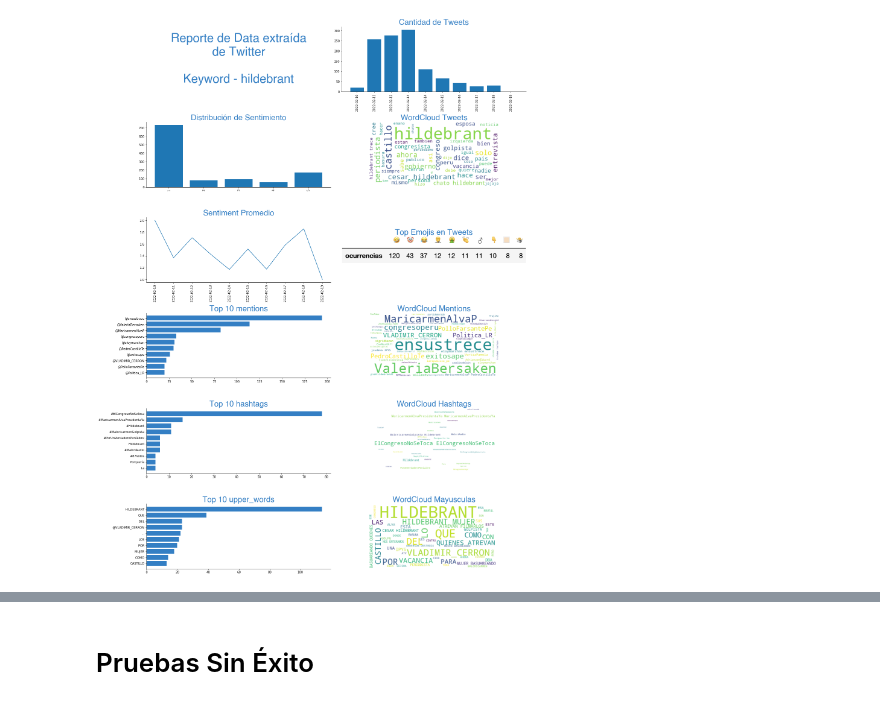
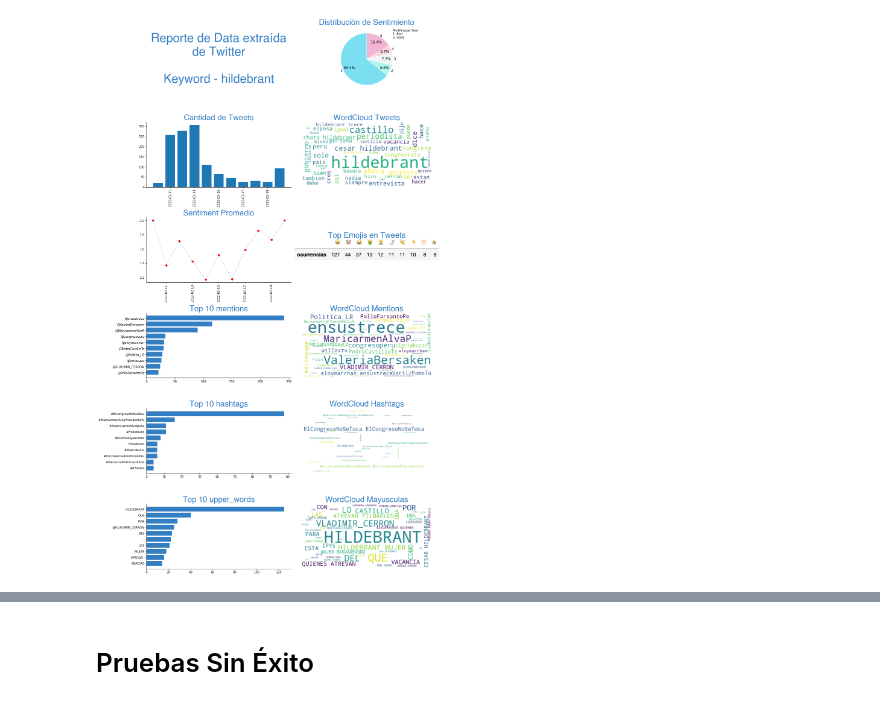
Before and after one commit to GabrielPila/twitter-extractor, a Jupyter notebook: notebooks/Project_NLP_pipeline.ipynb, the cells around one changed output, grey strips where cells are left out. Drawn from its saved outputs; the diff is of its cells as text; code cells hidden in the pictures.

```diff
--- a/notebooks/Project_NLP_pipeline.ipynb
+++ b/notebooks/Project_NLP_pipeline.ipynb
@@ -318,7 +459,7 @@ To disable this warning, you can either:
 # %%
 # PLOT FINAL
-fig = plt.figure(figsize=(20,30))
-fontsize_img=26
+fig = plt.figure(figsize=(16,30))
+fontsize=26
 color='#347FC4'
 fontname='Helvetica'
 nrows=7
@@ -341,26 +482,36 @@ plt.axis('off')
 
 i+=1
 fig.add_subplot(nrows,ncols,i)
+# Conteo de Sentimiento
+serie = dataset['sentiment_pred'].value_counts().sort_index()
+colors = ['#7bdff2', '#b2f7ef', '#eff7f6', '#f7d6e0', '#f2b5d4']
+plt.pie(serie, labels=serie.index,
+        autopct='%.1f%%',
+        pctdistance=0.75,
+        colors=colors,
+        labeldistance=1.03,
+        startangle=90,
+        textprops={'size': 'large'},
+        wedgeprops={'linewidth': 1.0, 'edgecolor': 'white'}
+        )
+plt.text(1,0.8,'Multilingual Sent\n1: Bad\n5: Good')
+plt.title('Distribución de Sentimiento', fontname=fontname, fontsize=fontsize, color=color)
+
+
+
+i+=1
+fig.add_subplot(nrows,ncols,i)
 # Conteo de Tweets
 serie = dataset.groupby('date').agg({'text':'count'})['text']
 title = 'Cantidad de Tweets'
 plot_barchart(serie, title='Cantidad de Tweets',
               fontsize=fontsize, fontname=fontname, color=color)
 
-i+=1
-fig.add_subplot(nrows,ncols,i)
-# Conteo de Sentimiento
-serie = dataset['sentiment_pred'].value_counts()
-plt.bar(serie.index, serie.values)
-plt.title('Distribución de Sentimiento', fontname=fontname, fontsize=fontsize, color=color)
-sns.despine()
-plt.xticks(rotation=90);
-
 
 i+=1
 fig.add_subplot(nrows,ncols,i)
 # WordCloud Total Texto Limpio y Normalizado
-generate_wordcloud(dataset['norm_text'], extra_title='Tweets', fontsize=fontsize_img, color=color, fontname=fontname)
+generate_wordcloud(dataset['norm_text'], extra_title='Tweets', fontsize=fontsize, color=color, fontname=fontname)
 
 
 i+=1
@@ -368,7 +519,7 @@ fig.add_subplot(nrows,ncols,i)
 # Sentiment Promedio en el tiempo
 serie = dataset.groupby('date').agg({'sentiment_pred_conf45':'mean'})['sentiment_pred_conf45']
 title = 'Sentiment Promedio'
-plt.plot(serie)
+plt.plot(serie, marker='o', linestyle='-.', linewidth=0.5, color=color, mec='r', mfc='r')
 plt.title(title, fontname=fontname, fontsize=fontsize, color=color)
 sns.despine()
 plt.xticks(rotation=90);
@@ -378,50 +529,50 @@ i+=1
 fig.add_subplot(nrows,ncols,i)
 # Top Emojis
 plt.imshow(img)
-plt.title('Top Emojis en Tweets', fontsize=fontsize_img, color=color, fontname=fontname)
+plt.title('Top Emojis en Tweets', fontsize=fontsize, color=color, fontname=fontname)
 plt.axis('off')
 
 
 i+=1
 fig.add_subplot(nrows,ncols,i)
 # Top Mentions
-plot_from_list_serie(dataset['mentions'], fontsize=fontsize_img, color=color, fontname=fontname)
+plot_from_list_serie(dataset['mentions'], fontsize=fontsize, color=color, fontname=fontname)
 
 
 i+=1
 fig.add_subplot(nrows,ncols,i)
 # WordCloud Mentions
 generate_wordcloud(dataset['mentions'].apply(lambda x: ' '.join(x)),
-                   extra_title='Mentions', fontsize=fontsize_img, color=color, fontname=fontname)
+                   extra_title='Mentions', fontsize=fontsize, color=color, fontname=fontname)
 
 
 i+=1
 fig.add_subplot(nrows,ncols,i)
 # Top Hashtags
-plot_from_list_serie(dataset['hashtags'], fontsize=fontsize_img, color=color, fontname=fontname)
+plot_from_list_serie(dataset['hashtags'], fontsize=fontsize, color=color, fontname=fontname)
 
 
 i+=1
 fig.add_subplot(nrows,ncols,i)
 # WordCloud Hashtags
 generate_wordcloud(dataset['hashtags'].apply(lambda x: ' '.join(x)),
-                   extra_title='Hashtags', fontsize=fontsize_img, color=color, fontname=fontname)
+                   extra_title='Hashtags', fontsize=fontsize, color=color, fontname=fontname)
 
 
 i+=1
 fig.add_subplot(nrows,ncols,i)
 # Top Mayusculos
-plot_from_list_serie(dataset['upper_words'], fontsize=fontsize_img, color=color, fontname=fontname)
+plot_from_list_serie(dataset['upper_words'], fontsize=fontsize, color=color, fontname=fontname)
 
 
 i+=1
 fig.add_subplot(nrows,ncols,i)
 # WordCloud Mayusculos
 generate_wordcloud(dataset['upper_words'].apply(lambda x: ' '.join(x)),
-                   extra_title='Mayusculas', fontsize=fontsize_img, color=color, fontname=fontname)
+                   extra_title='Mayusculas', fontsize=fontsize, color=color, fontname=fontname)
 
 
 plt.tight_layout();
 fig.savefig(f'Reporte_{keyword}.pdf')
 # %% [output]
-[figure, old version]
+[figure, new version]
```
Also changed, not shown: parts of 7 cells of this notebook, 12 other files.
